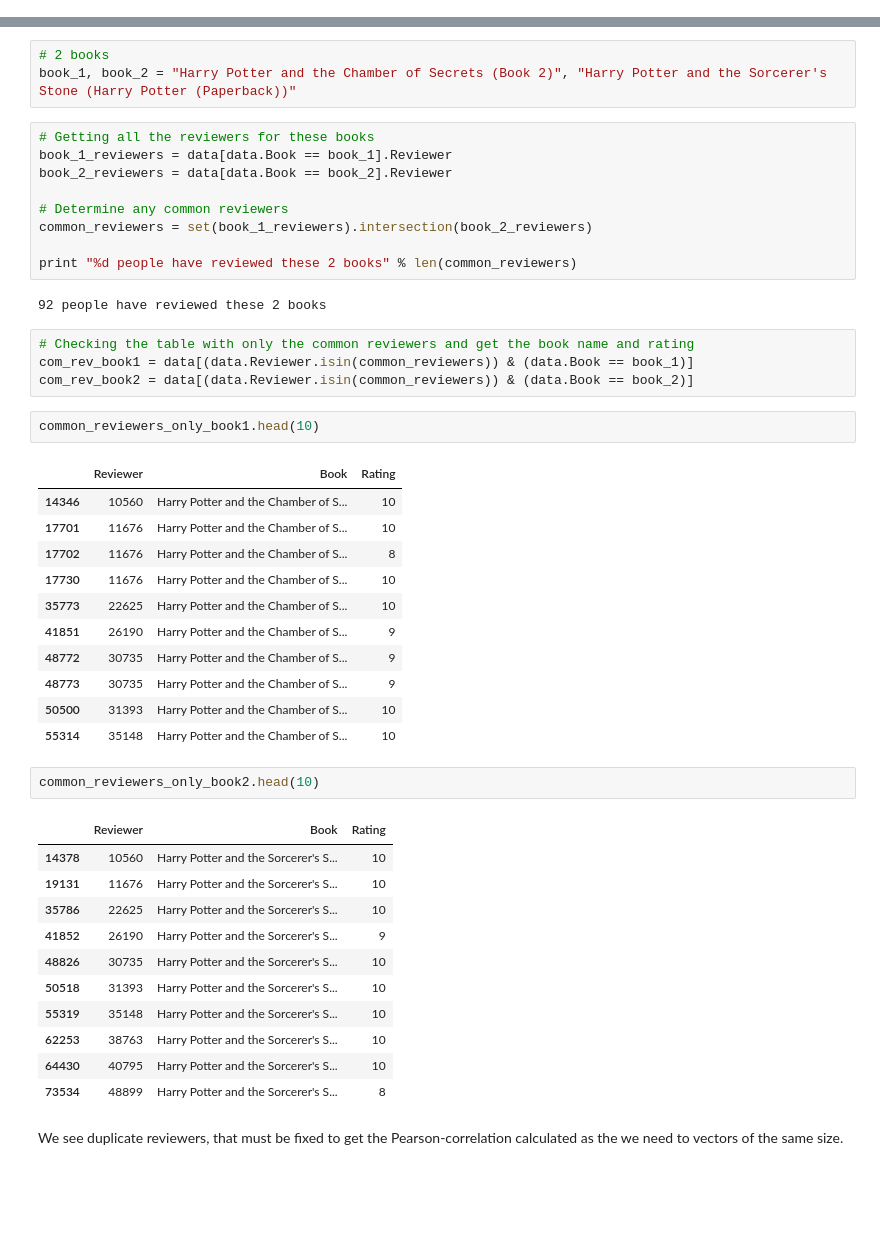
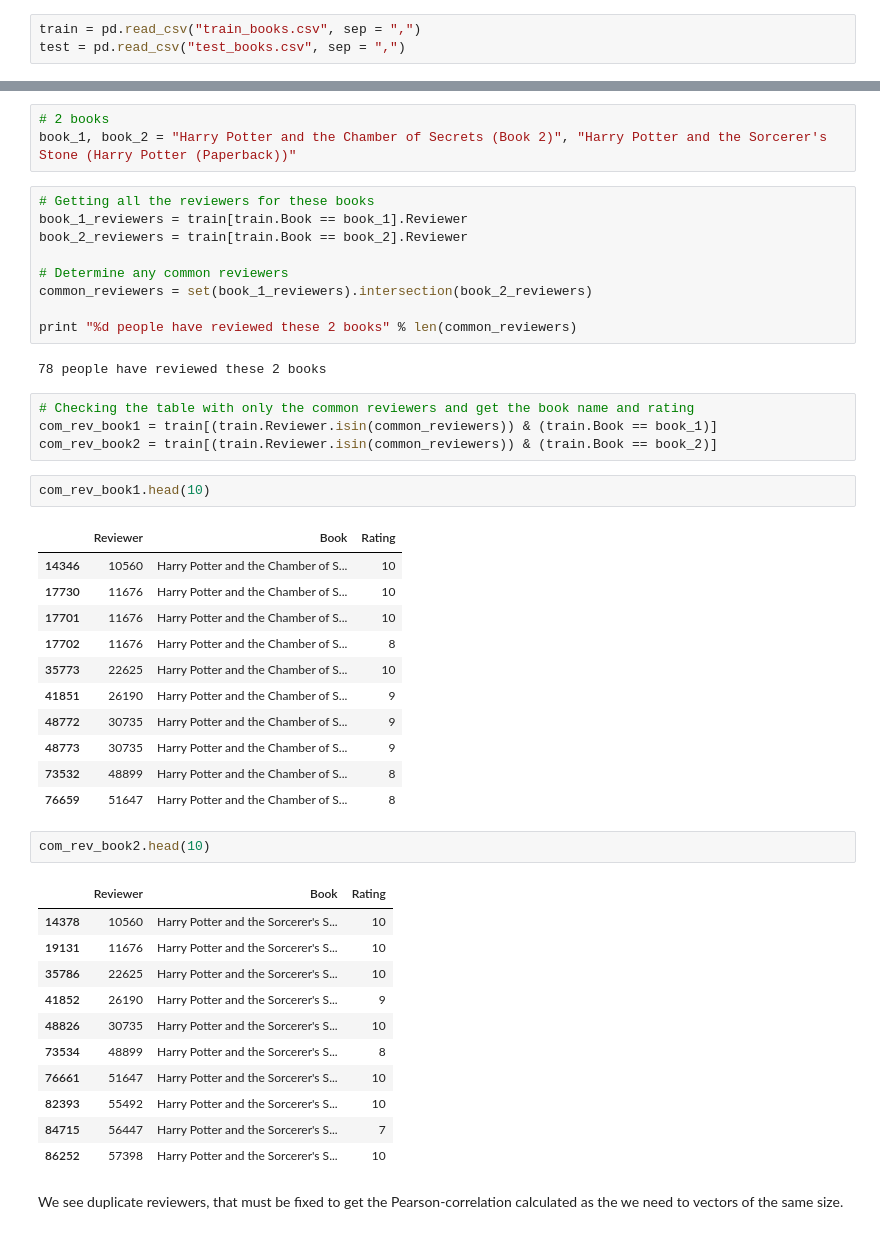
Before and after one commit to widovanheemstra/Nyenrode, a Jupyter notebook: Building a recommender system.ipynb, the cells around one changed output, grey strips where cells are left out. Drawn from its saved outputs; the diff is of its cells as text; blank space fills up the shorter version.

```diff
--- a/Building a recommender system.ipynb
+++ b/Building a recommender system.ipynb
@@ -126,3 +132,6 @@ test.head(10)
+# %%
+train = pd.read_csv("train_books.csv", sep = ",")
+test = pd.read_csv("test_books.csv", sep = ",")
 # %% [markdown]
 ## 3. Building the Recommender System
 # %% [markdown]
@@ -210,47 +242,47 @@ First we start simple by building an item based version, using Pearson-correlati
 book_1, book_2 = "Harry Potter and the Chamber of Secrets (Book 2)", "Harry Potter and the Sorcerer's Stone (Harry Potter (Paperback))"
 # %%
 # Getting all the reviewers for these books
-book_1_reviewers = data[data.Book == book_1].Reviewer
-book_2_reviewers = data[data.Book == book_2].Reviewer
+book_1_reviewers = train[train.Book == book_1].Reviewer
+book_2_reviewers = train[train.Book == book_2].Reviewer
 
 # Determine any common reviewers
 common_reviewers = set(book_1_reviewers).intersection(book_2_reviewers)
 
 print "%d people have reviewed these 2 books" % len(common_reviewers)
 # %% [output]
-92 people have reviewed these 2 books
+78 people have reviewed these 2 books
 # %%
 # Checking the table with only the common reviewers and get the book name and rating
-com_rev_book1 = data[(data.Reviewer.isin(common_reviewers)) & (data.Book == book_1)]
-com_rev_book2 = data[(data.Reviewer.isin(common_reviewers)) & (data.Book == book_2)]
+com_rev_book1 = train[(train.Reviewer.isin(common_reviewers)) & (train.Book == book_1)]
+com_rev_book2 = train[(train.Reviewer.isin(common_reviewers)) & (train.Book == book_2)]
 # %%
-common_reviewers_only_book1.head(10)
+com_rev_book1.head(10)
 # %% [output]
 |  | Reviewer | Book | Rating |
 | 14346 | 10560 | Harry Potter and the Chamber of S... | 10 |
+| 17730 | 11676 | Harry Potter and the Chamber of S... | 10 |
 | 17701 | 11676 | Harry Potter and the Chamber of S... | 10 |
 | 17702 | 11676 | Harry Potter and the Chamber of S... | 8 |
-| 17730 | 11676 | Harry Potter and the Chamber of S... | 10 |
 | 35773 | 22625 | Harry Potter and the Chamber of S... | 10 |
 | 41851 | 26190 | Harry Potter and the Chamber of S... | 9 |
 | 48772 | 30735 | Harry Potter and the Chamber of S... | 9 |
 | 48773 | 30735 | Harry Potter and the Chamber of S... | 9 |
-| 50500 | 31393 | Harry Potter and the Chamber of S... | 10 |
-| 55314 | 35148 | Harry Potter and the Chamber of S... | 10 |
+| 73532 | 48899 | Harry Potter and the Chamber of S... | 8 |
+| 76659 | 51647 | Harry Potter and the Chamber of S... | 8 |
 # %%
-common_reviewers_only_book2.head(10)
+com_rev_book2.head(10)
 # %% [output]
 |  | Reviewer | Book | Rating |
 | 14378 | 10560 | Harry Potter and the Sorcerer's S... | 10 |
 | 19131 | 11676 | Harry Potter and the Sorcerer's S... | 10 |
 | 35786 | 22625 | Harry Potter and the Sorcerer's S... | 10 |
 | 41852 | 26190 | Harry Potter and the Sorcerer's S... | 9 |
 | 48826 | 30735 | Harry Potter and the Sorcerer's S... | 10 |
-| 50518 | 31393 | Harry Potter and the Sorcerer's S... | 10 |
-| 55319 | 35148 | Harry Potter and the Sorcerer's S... | 10 |
-| 62253 | 38763 | Harry Potter and the Sorcerer's S... | 10 |
-| 64430 | 40795 | Harry Potter and the Sorcerer's S... | 10 |
 | 73534 | 48899 | Harry Potter and the Sorcerer's S... | 8 |
+| 76661 | 51647 | Harry Potter and the Sorcerer's S... | 10 |
+| 82393 | 55492 | Harry Potter and the Sorcerer's S... | 10 |
+| 84715 | 56447 | Harry Potter and the Sorcerer's S... | 7 |
+| 86252 | 57398 | Harry Potter and the Sorcerer's S... | 10 |
 # %% [markdown]
 We see duplicate reviewers, that must be fixed to get the Pearson-correlation calculated as the we need to vectors of the same size.
 # %%
```
Also changed, not shown: parts of 31 cells of this notebook, 2 other files.
